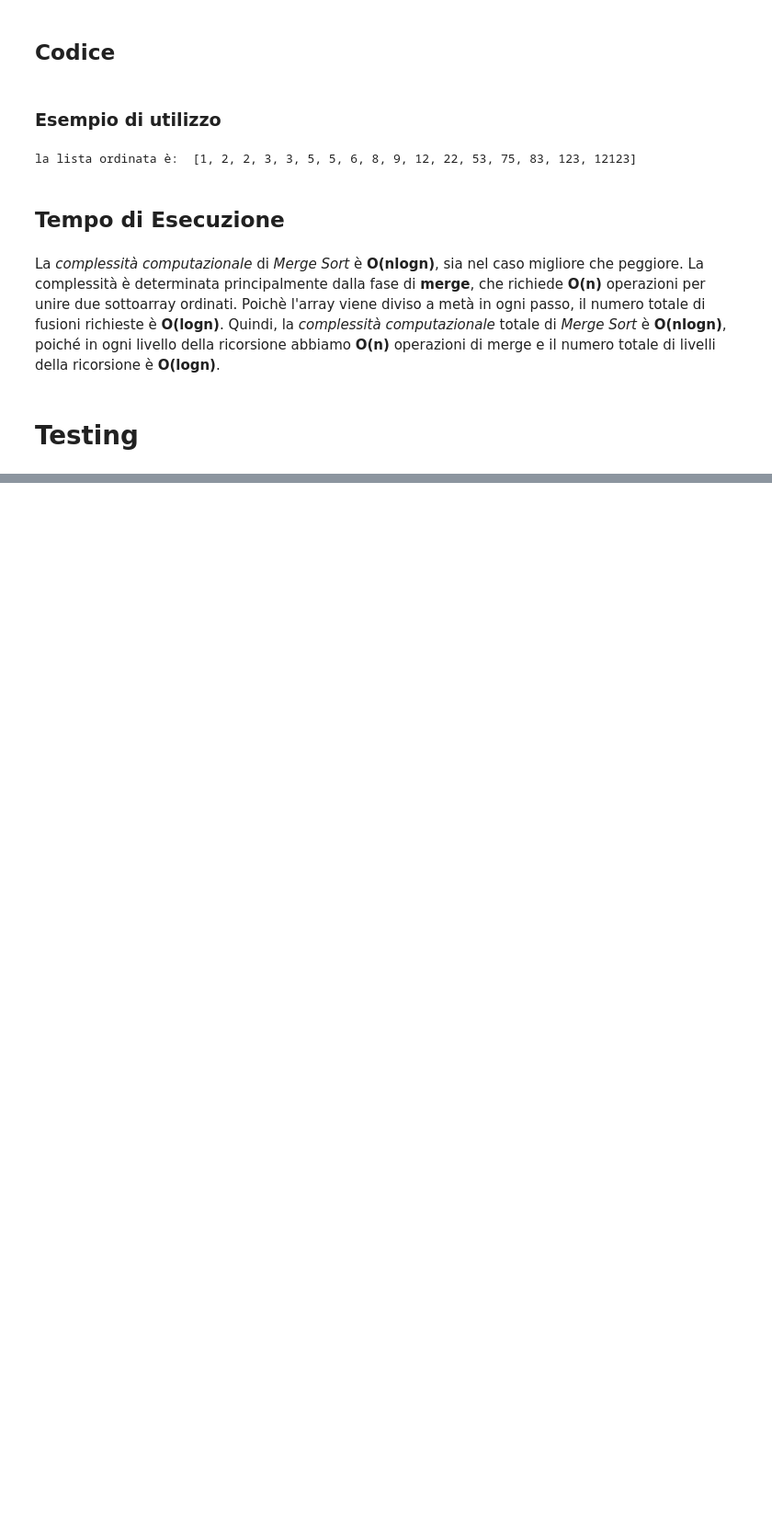
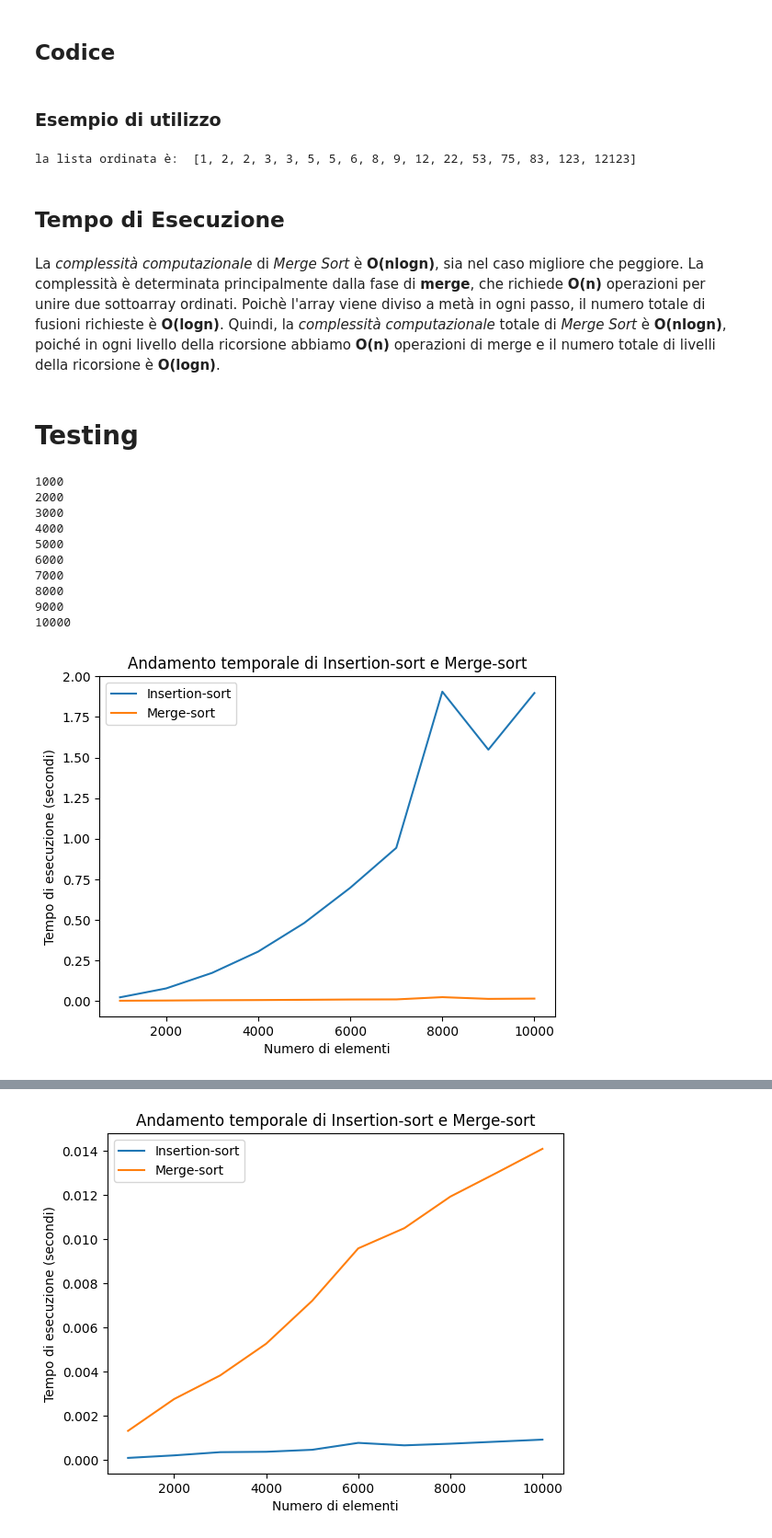
Before and after one commit to Zhengjunliang/LaboratorioAlgoritmi, a Jupyter notebook: ex02/Insertion-sort_And_Merge-sort.ipynb, the cells around one changed output, grey strips where cells are left out. Shown at 92% size. Cells and saved outputs as stored; diff of their text form; code cells hidden in the pictures; blank space fills up the shorter version.

```diff
--- a/ex02/Insertion-sort_And_Merge-sort.ipynb
+++ b/ex02/Insertion-sort_And_Merge-sort.ipynb
@@ -93,3 +93,82 @@ La _complessità computazionale_ di _Merge Sort_ è **O(nlogn)**, sia nel caso m
 Quindi, la _complessità computazionale_ totale di _Merge Sort_ è **O(nlogn)**, poiché in ogni livello della ricorsione abbiamo **O(n)** operazioni di merge e il numero totale di livelli della ricorsione è **O(logn)**.
 # %% [markdown]
 # Testing
+# %%
+import random
+from timeit import default_timer as timer
+import matplotlib.pyplot as plt
+import numpy as np
+import sys
+
+sys.setrecursionlimit(10 ** 9)
+
+def listaCasuale(num_elem):
+    lista = list()
+    for i in range(num_elem):
+        lista.append(random.randint(0, num_elem * 10))
+    return lista
+
+def listaOrdinata(num_elem):
+    lista = list()
+    for i in range(num_elem):
+        lista.append(i)
+    return lista
+
+def listaOrdinataCasualmente(num_elem):
+    lista = np.arange(0, num_elem)
+    #mescolo gli elementi in modo casuale
+    np.random.shuffle(lista)
+    return lista
+
+def test(alg_lista, num_elem, iterazioni):
+    dimensioni_lista = []
+    insertion_sort_t = []
+    merge_sort_t = []
+    n = 0
+    lista_max = alg_lista(num_elem * iterazioni)
+
+    for i in range(iterazioni):
+        n = num_elem * (i + 1)
+        dimensioni_lista.append(n)
+        print(n)
+        lista = lista_max[:n]
+        copia_lista = lista.copy()
+        start = timer()
+        insertionSort(lista)
+        stop = timer()
+        insertion_sort_t.append((stop - start))
+        start = timer()
+        merge_sort(lista)
+        stop = timer()
+        merge_sort_t.append((stop - start))
+
+    plt.plot(dimensioni_lista, insertion_sort_t, label='Insertion-sort')
+    plt.plot(dimensioni_lista, merge_sort_t, label='Merge-sort')
+    plt.xlabel('Numero di elementi')
+    plt.ylabel('Tempo di esecuzione (secondi)')
+    plt.title('Andamento temporale di Insertion-sort e Merge-sort')
+    plt.legend()
+    plt.show()
+
+def main():
+    num_elem = 1000;
+    iterazioni = 10;
+    test(listaCasuale, num_elem, iterazioni)
+    print('Secondo test...')
+    test(listaOrdinata, num_elem, iterazioni)
+    print('Terzo test...')
+    test(listaOrdinataCasualmente, num_elem, iterazioni)
+
+main()
+# %% [output]
+1000
+2000
+3000
+4000
+5000
+6000
+7000
+8000
+9000
+10000
+[figure, added]
@@ -95,0 +186 @@ Quindi, la _complessità computazionale_ totale di _Merge Sort_ è **O(nlogn)**,
+[figure, added]
```
Also changed, not shown: parts of 4 cells of this notebook.
